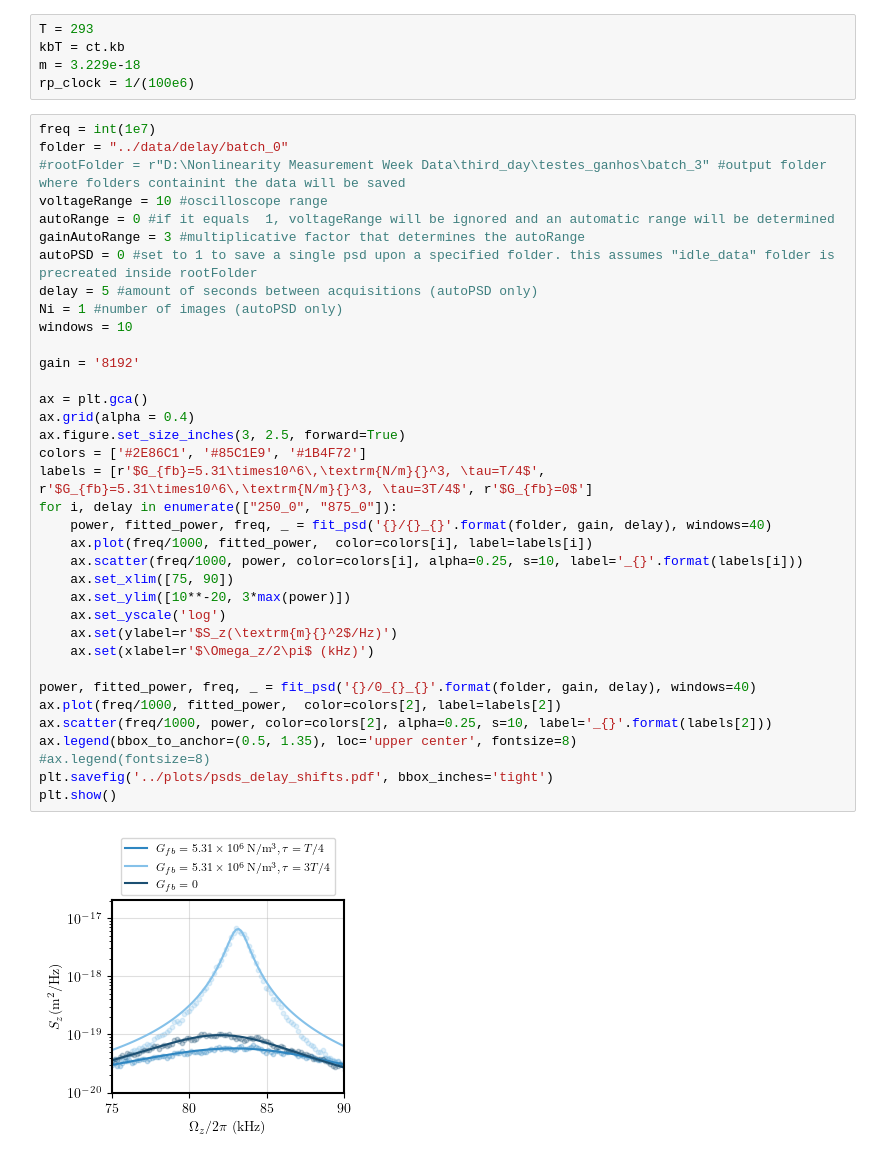
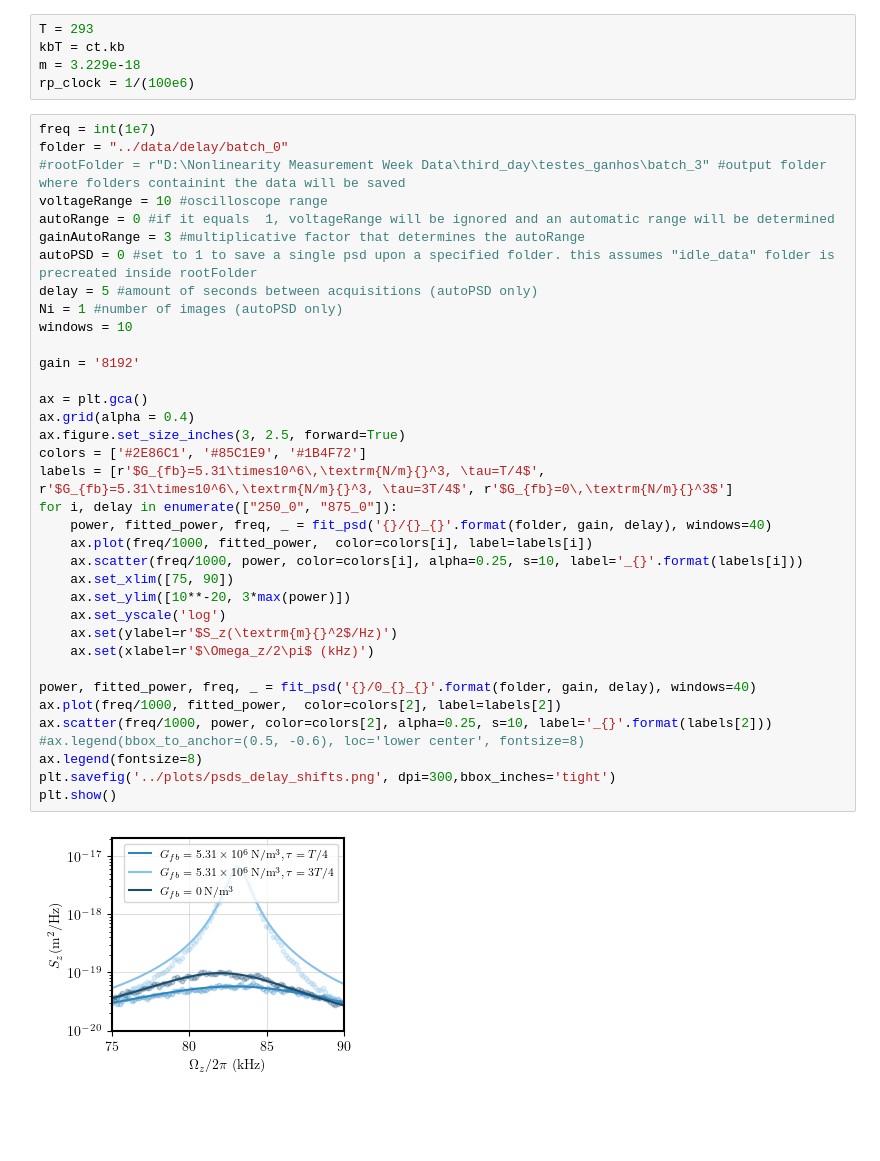
Before and after one commit to QuantumAdventures/non-linearity-experiment, a Jupyter notebook: notebooks/4. PSD delay.ipynb, the cells around one changed output. Saved outputs shown, nothing was run; the diff lists cells and outputs as text; blank space fills up the shorter version.

```diff
--- a/notebooks/4. PSD delay.ipynb
+++ b/notebooks/4. PSD delay.ipynb
@@ -63,35 +63,35 @@ folder = "../data/delay/batch_0"
 #rootFolder = r"D:\Nonlinearity Measurement Week Data\third_day\testes_ganhos\batch_3" #output folder where folders containint the data will be saved
 voltageRange = 10 #oscilloscope range
 autoRange = 0 #if it equals  1, voltageRange will be ignored and an automatic range will be determined
 gainAutoRange = 3 #multiplicative factor that determines the autoRange
 autoPSD = 0 #set to 1 to save a single psd upon a specified folder. this assumes "idle_data" folder is precreated inside rootFolder
 delay = 5 #amount of seconds between acquisitions (autoPSD only)
 Ni = 1 #number of images (autoPSD only)
 windows = 10
 
 gain = '8192'
 
 ax = plt.gca()
 ax.grid(alpha = 0.4)
 ax.figure.set_size_inches(3, 2.5, forward=True)
 colors = ['#2E86C1', '#85C1E9', '#1B4F72']
-labels = [r'$G_{fb}=5.31\times10^6\,\textrm{N/m}{}^3, \tau=T/4$', r'$G_{fb}=5.31\times10^6\,\textrm{N/m}{}^3, \tau=3T/4$', r'$G_{fb}=0$']
+labels = [r'$G_{fb}=5.31\times10^6\,\textrm{N/m}{}^3, \tau=T/4$', r'$G_{fb}=5.31\times10^6\,\textrm{N/m}{}^3, \tau=3T/4$', r'$G_{fb}=0\,\textrm{N/m}{}^3$']
 for i, delay in enumerate(["250_0", "875_0"]):
     power, fitted_power, freq, _ = fit_psd('{}/{}_{}'.format(folder, gain, delay), windows=40)
     ax.plot(freq/1000, fitted_power,  color=colors[i], label=labels[i])
     ax.scatter(freq/1000, power, color=colors[i], alpha=0.25, s=10, label='_{}'.format(labels[i]))
     ax.set_xlim([75, 90])
     ax.set_ylim([10**-20, 3*max(power)])
     ax.set_yscale('log')
     ax.set(ylabel=r'$S_z(\textrm{m}{}^2$/Hz)')
     ax.set(xlabel=r'$\Omega_z/2\pi$ (kHz)')
 
 power, fitted_power, freq, _ = fit_psd('{}/0_{}_{}'.format(folder, gain, delay), windows=40)
 ax.plot(freq/1000, fitted_power,  color=colors[2], label=labels[2])
 ax.scatter(freq/1000, power, color=colors[2], alpha=0.25, s=10, label='_{}'.format(labels[2]))
-ax.legend(bbox_to_anchor=(0.5, 1.35), loc='upper center', fontsize=8)
-#ax.legend(fontsize=8)
-plt.savefig('../plots/psds_delay_shifts.pdf', bbox_inches='tight')
+#ax.legend(bbox_to_anchor=(0.5, -0.6), loc='lower center', fontsize=8)
+ax.legend(fontsize=8)
+plt.savefig('../plots/psds_delay_shifts.png', dpi=300,bbox_inches='tight')
 plt.show()
 # %% [output]
-[figure, old version]
+[figure, new version]
```
Also changed, not shown: 7 other files.
